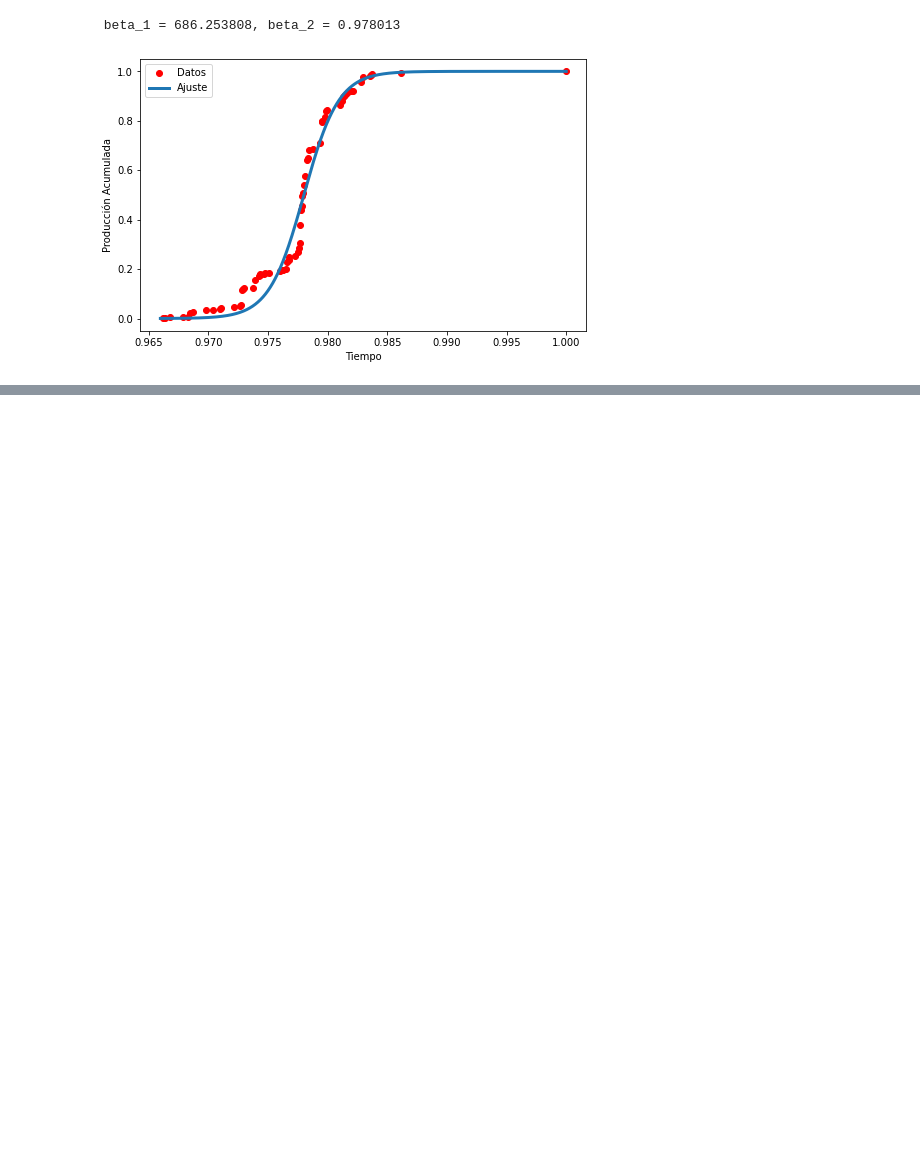
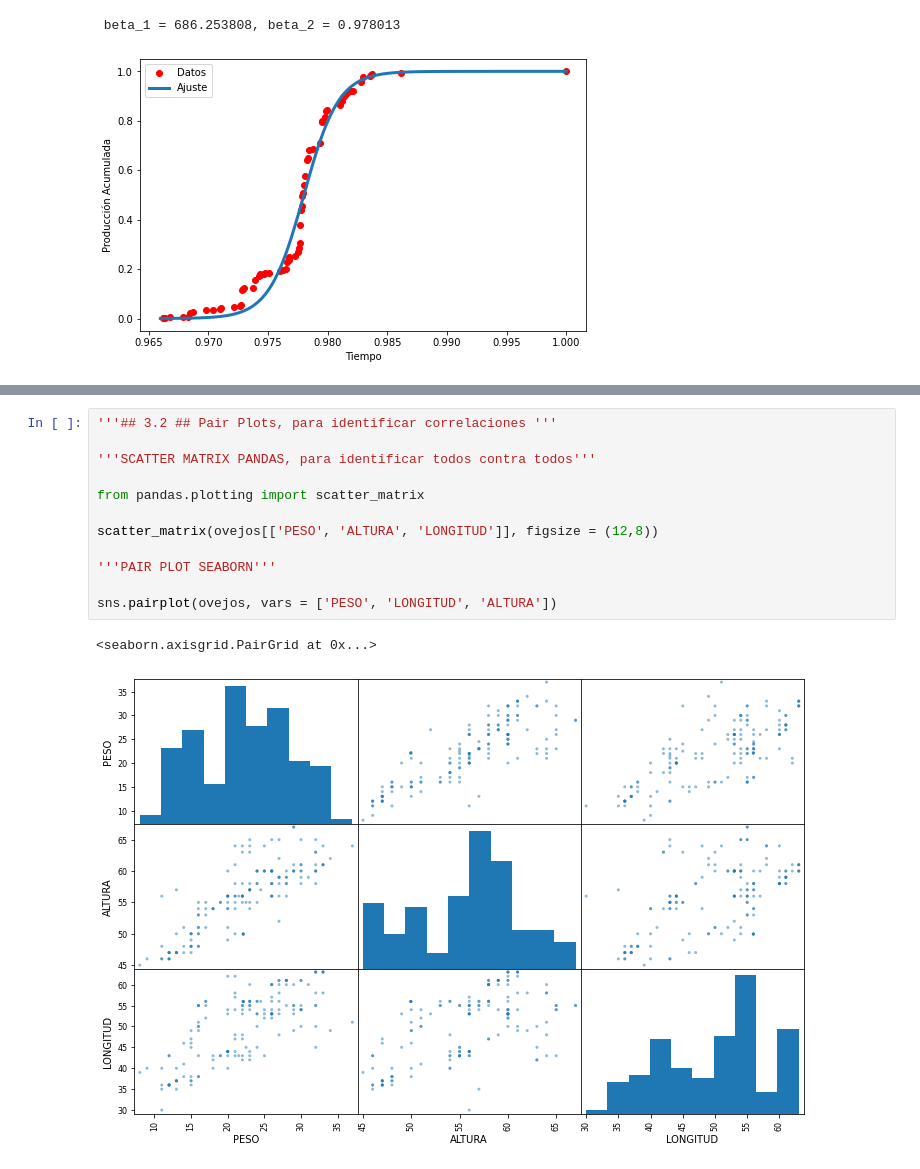
Before and after one commit to oscarjose9423/Modelling, a Jupyter notebook: Modelado.ipynb, the cells around one changed output, grey strips where cells are left out. Cells and saved outputs as stored; diff of their text form; blank space fills up the shorter version.

```diff
--- a/Modelado.ipynb
+++ b/Modelado.ipynb
@@ -176,0 +249,15 @@ El objetivo de la presente sección es el de suministrar al lector una breve int
+# %%
+'''## 3.2 ## Pair Plots, para identificar correlaciones '''
+
+'''SCATTER MATRIX PANDAS, para identificar todos contra todos'''
+
+from pandas.plotting import scatter_matrix
+
+scatter_matrix(ovejos[['PESO', 'ALTURA', 'LONGITUD']], figsize = (12,8))
+
+'''PAIR PLOT SEABORN'''
+
+sns.pairplot(ovejos, vars = ['PESO', 'LONGITUD', 'ALTURA'])
+# %% [output]
+<seaborn.axisgrid.PairGrid at 0x...>
+[figure, added]
```
Also changed, not shown: parts of 20 cells of this notebook.
